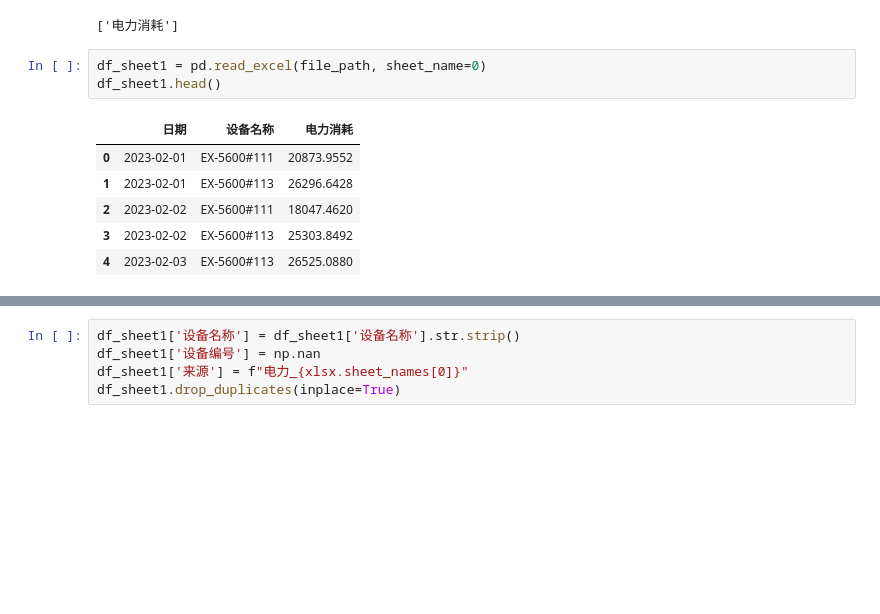
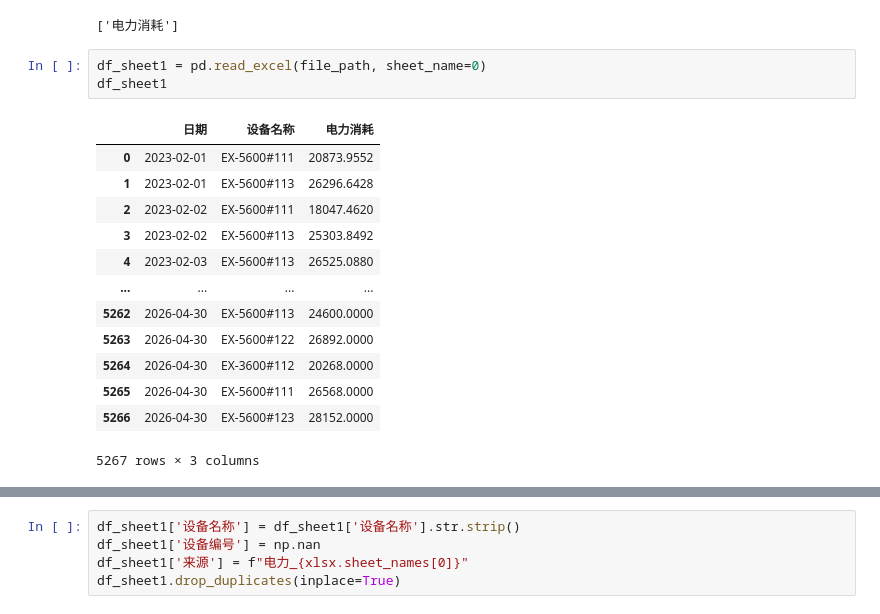
Before and after one commit to Kearney3/MiningProcessor, a Jupyter notebook: Notebook/Matching.ipynb, the cells around one changed output, grey strips where cells are left out. Cells and saved outputs as stored; diff of their text form; blank space fills up the shorter version.

```diff
--- a/Notebook/Matching.ipynb
+++ b/Notebook/Matching.ipynb
@@ -115,11 +135,18 @@ print(xlsx.sheet_names)
 ['电力消耗']
 # %%
 df_sheet1 = pd.read_excel(file_path, sheet_name=0)
-df_sheet1.head()
+df_sheet1
 # %% [output]
 |  | 日期 | 设备名称 | 电力消耗 |
 | 0 | 2023-02-01 | EX-5600#111 | 20873.9552 |
 | 1 | 2023-02-01 | EX-5600#113 | 26296.6428 |
 | 2 | 2023-02-02 | EX-5600#111 | 18047.4620 |
 | 3 | 2023-02-02 | EX-5600#113 | 25303.8492 |
 | 4 | 2023-02-03 | EX-5600#113 | 26525.0880 |
+| ... | ... | ... | ... |
+| 5262 | 2026-04-30 | EX-5600#113 | 24600.0000 |
+| 5263 | 2026-04-30 | EX-5600#122 | 26892.0000 |
+| 5264 | 2026-04-30 | EX-3600#112 | 20268.0000 |
+| 5265 | 2026-04-30 | EX-5600#111 | 26568.0000 |
+| 5266 | 2026-04-30 | EX-5600#123 | 28152.0000 |
+5267 rows × 3 columns
```
Also changed, not shown: parts of 30 cells of this notebook, 3 other files.
